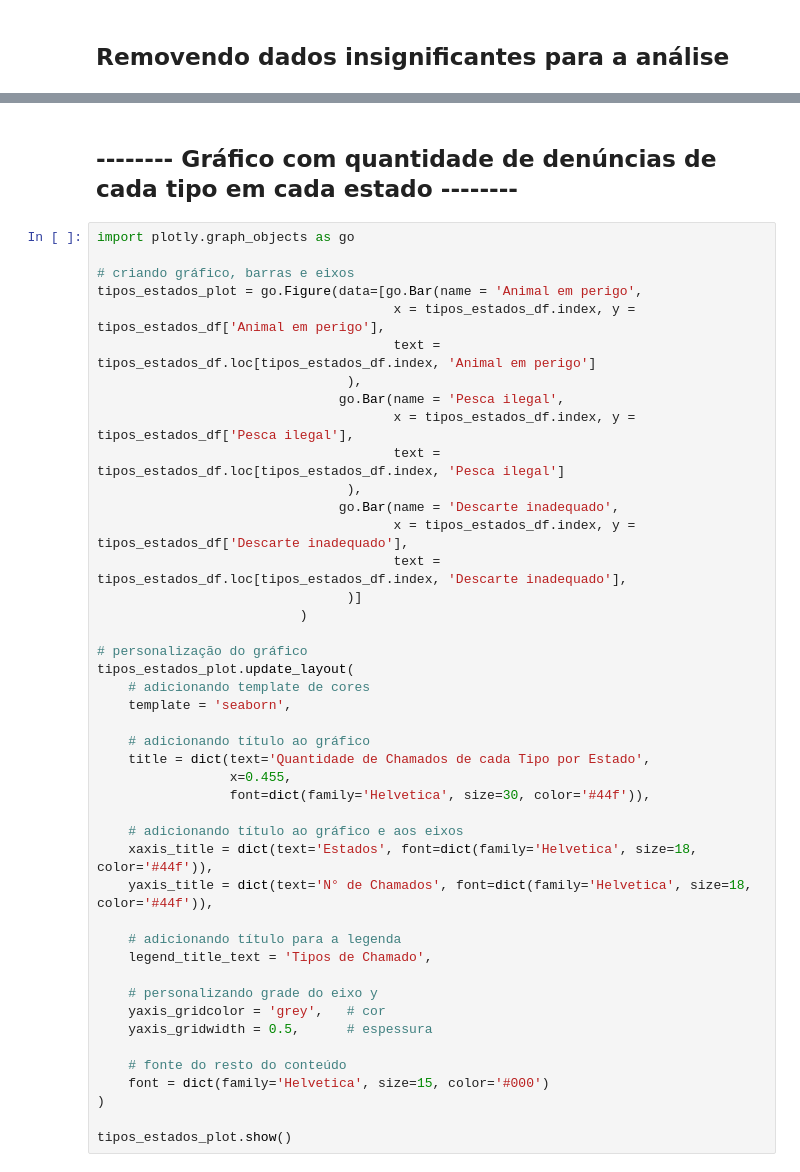
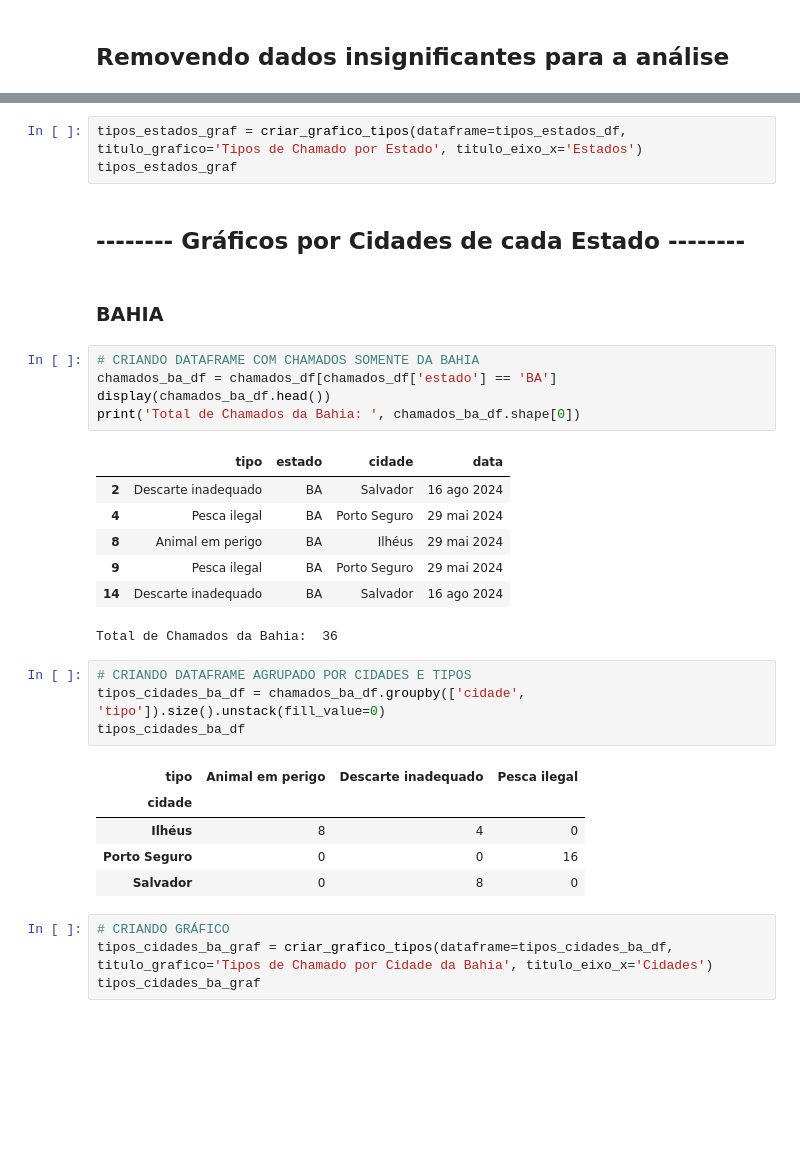
Before and after one commit to gabrielfalanga/gs-python, a Jupyter notebook: analise.ipynb, the cells around one changed output, grey strips where cells are left out. Saved outputs shown, nothing was run; the diff lists cells and outputs as text; blank space fills up the shorter version.

Commit message:
main finalizado, gráficos de cidades feitos

```diff
--- a/analise.ipynb
+++ b/analise.ipynb
@@ -61,47 +124,35 @@ tipos_estados_df
-# %% [markdown]
-## -------- Gráfico com quantidade de denúncias de cada tipo em cada estado --------
-# %%
-import plotly.graph_objects as go
-
-# criando gráfico, barras e eixos
-tipos_estados_plot = go.Figure(data=[go.Bar(name = 'Animal em perigo',
-                                      x = tipos_estados_df.index, y = tipos_estados_df['Animal em perigo'],
-                                      text = tipos_estados_df.loc[tipos_estados_df.index, 'Animal em perigo']
-                                ),
-                               go.Bar(name = 'Pesca ilegal',
-                                      x = tipos_estados_df.index, y = tipos_estados_df['Pesca ilegal'],
-                                      text = tipos_estados_df.loc[tipos_estados_df.index, 'Pesca ilegal']
-                                ),
-                               go.Bar(name = 'Descarte inadequado',
-                                      x = tipos_estados_df.index, y = tipos_estados_df['Descarte inadequado'],
-                                      text = tipos_estados_df.loc[tipos_estados_df.index, 'Descarte inadequado'],
-                                )]
-                          )
-
-# personalização do gráfico
-tipos_estados_plot.update_layout(
-    # adicionando template de cores
-    template = 'seaborn',
-
-    # adicionando título ao gráfico
-    title = dict(text='Quantidade de Chamados de cada Tipo por Estado',
-                 x=0.455,
-                 font=dict(family='Helvetica', size=30, color='#44f')),
-
-    # adicionando título ao gráfico e aos eixos
-    xaxis_title = dict(text='Estados', font=dict(family='Helvetica', size=18, color='#44f')),
-    yaxis_title = dict(text='N° de Chamados', font=dict(family='Helvetica', size=18, color='#44f')),
-
-    # adicionando título para a legenda
-    legend_title_text = 'Tipos de Chamado',
-
-    # personalizando grade do eixo y
-    yaxis_gridcolor = 'grey',   # cor
-    yaxis_gridwidth = 0.5,      # espessura
-
-    # fonte do resto do conteúdo
-    font = dict(family='Helvetica', size=15, color='#000')
-)
-
-tipos_estados_plot.show()
+# %%
+tipos_estados_graf = criar_grafico_tipos(dataframe=tipos_estados_df, titulo_grafico='Tipos de Chamado por Estado', titulo_eixo_x='Estados')
+tipos_estados_graf
+# %% [markdown]
+## -------- Gráficos por Cidades de cada Estado --------
+# %% [markdown]
+### BAHIA
+# %%
+# CRIANDO DATAFRAME COM CHAMADOS SOMENTE DA BAHIA
+chamados_ba_df = chamados_df[chamados_df['estado'] == 'BA']
+display(chamados_ba_df.head())
+print('Total de Chamados da Bahia: ', chamados_ba_df.shape[0])
+# %% [output]
+|  | tipo | estado | cidade | data |
+| 2 | Descarte inadequado | BA | Salvador | 16 ago 2024 |
+| 4 | Pesca ilegal | BA | Porto Seguro | 29 mai 2024 |
+| 8 | Animal em perigo | BA | Ilhéus | 29 mai 2024 |
+| 9 | Pesca ilegal | BA | Porto Seguro | 29 mai 2024 |
+| 14 | Descarte inadequado | BA | Salvador | 16 ago 2024 |
+Total de Chamados da Bahia:  36
+# %%
+# CRIANDO DATAFRAME AGRUPADO POR CIDADES E TIPOS
+tipos_cidades_ba_df = chamados_ba_df.groupby(['cidade', 'tipo']).size().unstack(fill_value=0)
+tipos_cidades_ba_df
+# %% [output]
+| tipo | Animal em perigo | Descarte inadequado | Pesca ilegal |
+| cidade |  |  |  |
+| Ilhéus | 8 | 4 | 0 |
+| Porto Seguro | 0 | 0 | 16 |
+| Salvador | 0 | 8 | 0 |
+# %%
+# CRIANDO GRÁFICO
+tipos_cidades_ba_graf = criar_grafico_tipos(dataframe=tipos_cidades_ba_df, titulo_grafico='Tipos de Chamado por Cidade da Bahia', titulo_eixo_x='Cidades')
+tipos_cidades_ba_graf
 # %% [markdown]
```
Also changed, not shown: parts of 19 cells of this notebook, 2 other files.
